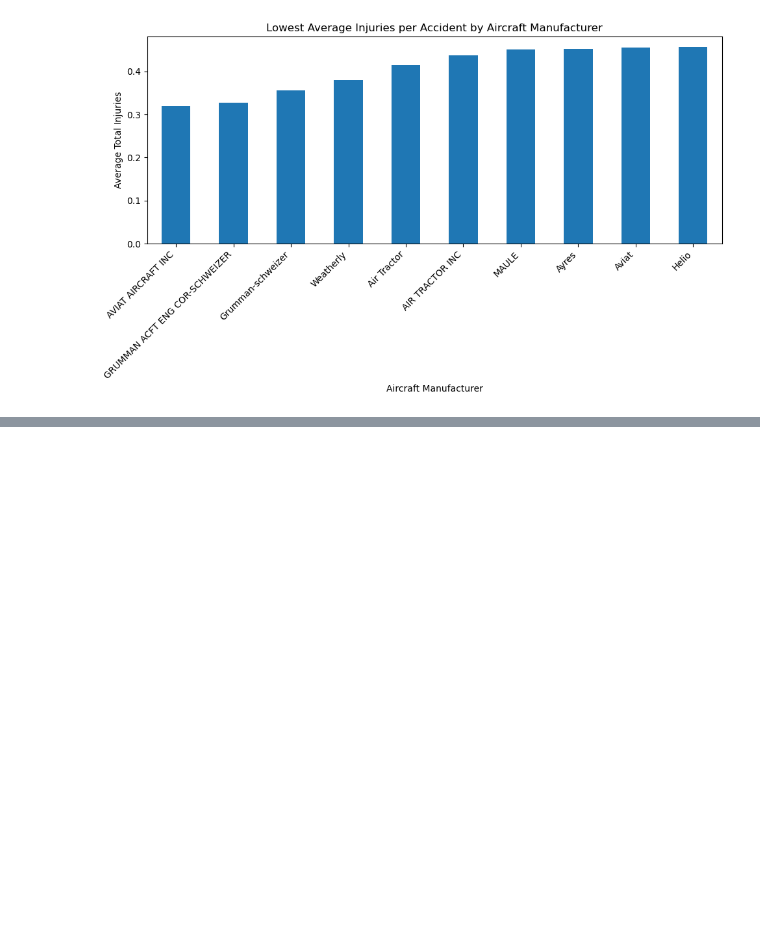
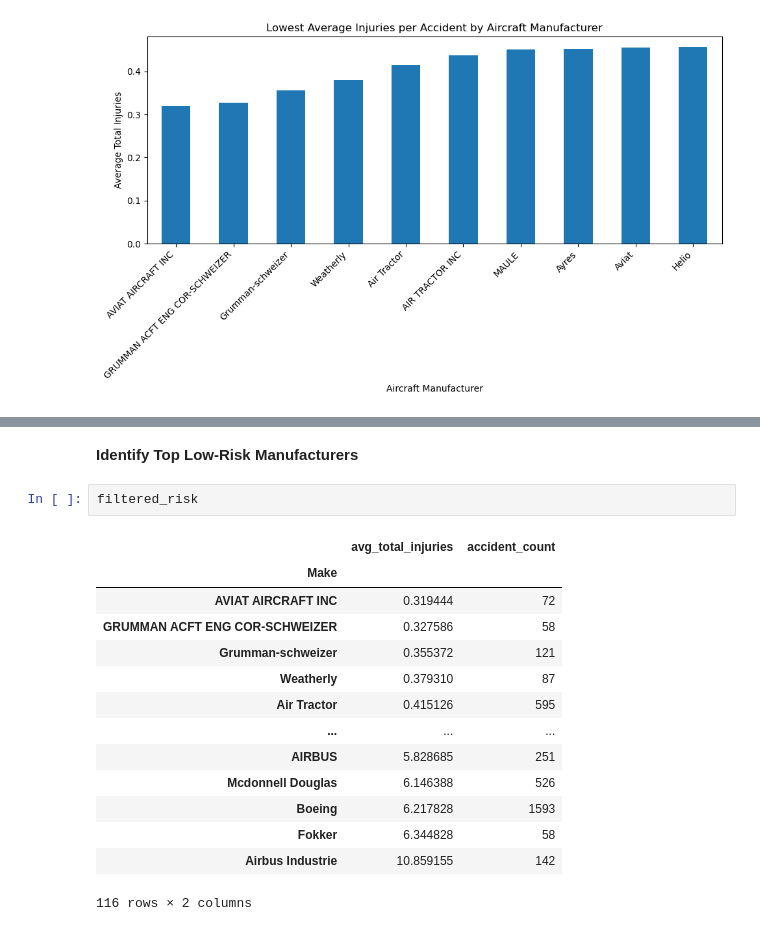
Before and after one commit to michelleotieno12-netizen/aviation-safety-analysis1, a Jupyter notebook: notebooks/01_aviation_safety_analysis.ipynb, the cells around one changed output, grey strips where cells are left out. Cells and saved outputs as stored; diff of their text form; blank space fills up the shorter version.

```diff
--- a/notebooks/01_aviation_safety_analysis.ipynb
+++ b/notebooks/01_aviation_safety_analysis.ipynb
@@ -421,0 +525,19 @@ plt.show()
+# %% [markdown]
+**Identify Top Low-Risk Manufacturers**
+# %%
+filtered_risk
+# %% [output]
+|  | avg_total_injuries | accident_count |
+| Make |  |  |
+| AVIAT AIRCRAFT INC | 0.319444 | 72 |
+| GRUMMAN ACFT ENG COR-SCHWEIZER | 0.327586 | 58 |
+| Grumman-schweizer | 0.355372 | 121 |
+| Weatherly | 0.379310 | 87 |
+| Air Tractor | 0.415126 | 595 |
+| ... | ... | ... |
+| AIRBUS | 5.828685 | 251 |
+| Mcdonnell Douglas | 6.146388 | 526 |
+| Boeing | 6.217828 | 1593 |
+| Fokker | 6.344828 | 58 |
+| Airbus Industrie | 10.859155 | 142 |
+116 rows × 2 columns
```
Also changed, not shown: parts of 20 cells of this notebook.
